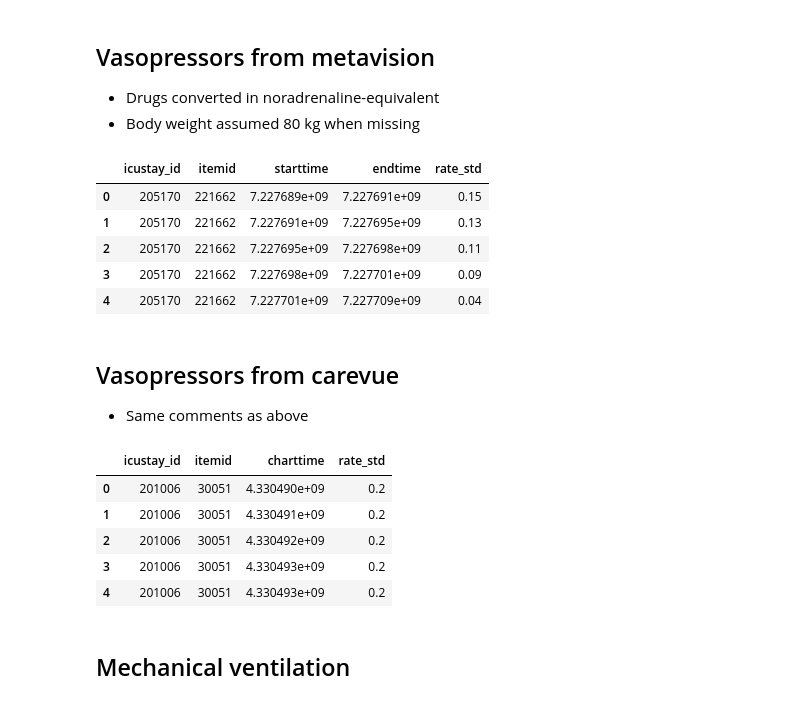
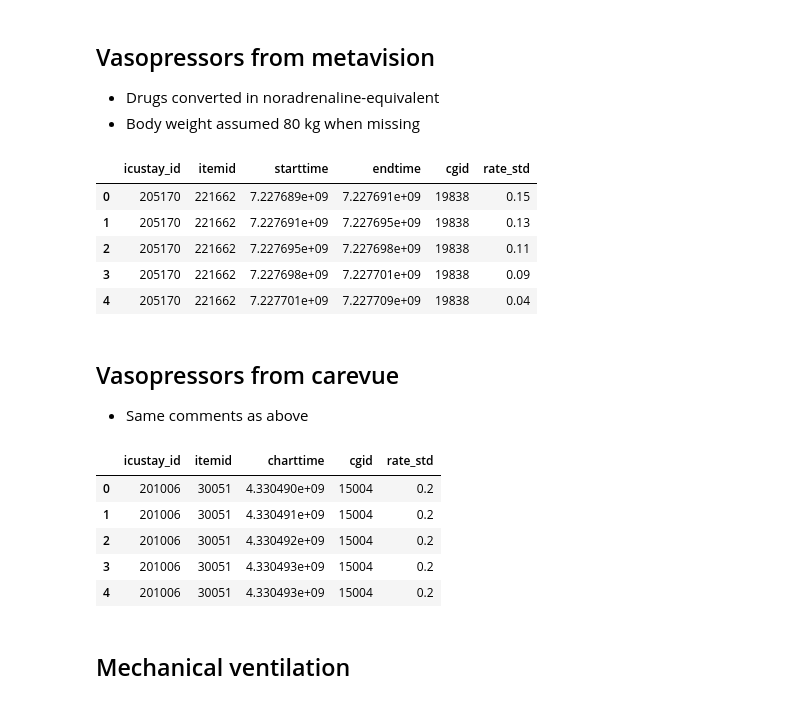
Before and after one commit to faaizT/AI_Clinician, a Jupyter notebook: AIClinician_Data_extract_MIMIC3_140219.ipynb, the cells around one changed output. Cells and saved outputs as stored; diff of their text form; code cells hidden in the pictures.

```diff
--- a/AIClinician_Data_extract_MIMIC3_140219.ipynb
+++ b/AIClinician_Data_extract_MIMIC3_140219.ipynb
@@ -29,7 +29,7 @@ import shelve
 conn = psycopg2.connect("dbname = mimic user= postgres password=postgres host=localhost")
 
 # Update the path for data extraction here
-exportdir='/Users/faaiz/exportdir/'
+exportdir='/Users/faaiz/exportdir-cg/'
 # %% [markdown]
 # EXTRACTION OF SUB-TABLES
 
@@ -352,40 +352,40 @@ d.head()
 - Body weight assumed 80 kg when missing
 # %%
 query = """
-select icustay_id, itemid, extract(epoch from starttime) as starttime, extract(epoch from endtime) as endtime, -- rate, -- ,rateuom,
+select icustay_id, itemid, extract(epoch from starttime) as starttime, extract(epoch from endtime) as endtime, cgid, -- rate, -- ,rateuom,
 case when itemid in (30120,221906,30047) and rateuom='mcg/kg/min' then round(cast(rate as numeric),3)  -- norad
 when itemid in (30120,221906,30047) and rateuom='mcg/min' then round(cast(rate/80 as numeric),3)  -- norad
 when itemid in (30119,221289) and rateuom='mcg/kg/min' then round(cast(rate as numeric),3) -- epi
 when itemid in (30119,221289) and rateuom='mcg/min' then round(cast(rate/80 as numeric),3) -- epi
 when itemid in (30051,222315) and rate > 0.2 then round(cast(rate*5/60  as numeric),3) -- vasopressin, in U/h
 when itemid in (30051,222315) and rateuom='units/min' then round(cast(rate*5 as numeric),3) -- vasopressin
 when itemid in (30051,222315) and rateuom='units/hour' then round(cast(rate*5/60 as numeric),3) -- vasopressin
 when itemid in (30128,221749,30127) and rateuom='mcg/kg/min' then round(cast(rate*0.45 as numeric),3) -- phenyl
 when itemid in (30128,221749,30127) and rateuom='mcg/min' then round(cast(rate*0.45 / 80 as numeric),3) -- phenyl
 when itemid in (221662,30043,30307) and rateuom='mcg/kg/min' then round(cast(rate*0.01 as numeric),3)  -- dopa
 when itemid in (221662,30043,30307) and rateuom='mcg/min' then round(cast(rate*0.01/80 as numeric),3) else null end as rate_std-- dopa
 from mimiciii.inputevents_mv
 where itemid in (30128,30120,30051,221749,221906,30119,30047,30127,221289,222315,221662,30043,30307) and rate is not null and statusdescription <> 'Rewritten'
 order by icustay_id, itemid, starttime
 
 """
 d = pd.read_sql_query(query,conn)
 d.to_csv(exportdir+'vaso_mv.csv',index=False,sep='|')
 d.head()
 # %% [output]
-|  | icustay_id | itemid | starttime | endtime | rate_std |
-| 0 | 205170 | 221662 | 7.227689e+09 | 7.227691e+09 | 0.15 |
-| 1 | 205170 | 221662 | 7.227691e+09 | 7.227695e+09 | 0.13 |
-| 2 | 205170 | 221662 | 7.227695e+09 | 7.227698e+09 | 0.11 |
-| 3 | 205170 | 221662 | 7.227698e+09 | 7.227701e+09 | 0.09 |
-| 4 | 205170 | 221662 | 7.227701e+09 | 7.227709e+09 | 0.04 |
+|  | icustay_id | itemid | starttime | endtime | cgid | rate_std |
+| 0 | 205170 | 221662 | 7.227689e+09 | 7.227691e+09 | 19838 | 0.15 |
+| 1 | 205170 | 221662 | 7.227691e+09 | 7.227695e+09 | 19838 | 0.13 |
+| 2 | 205170 | 221662 | 7.227695e+09 | 7.227698e+09 | 19838 | 0.11 |
+| 3 | 205170 | 221662 | 7.227698e+09 | 7.227701e+09 | 19838 | 0.09 |
+| 4 | 205170 | 221662 | 7.227701e+09 | 7.227709e+09 | 19838 | 0.04 |
 # %% [markdown]
 ## Vasopressors from carevue
 
 - Same comments as above
 # %%
 query = """
-select icustay_id,  itemid, extract(epoch from charttime) as charttime, -- rate, -- rateuom,
+select icustay_id,  itemid, extract(epoch from charttime) as charttime, cast(cgid as varchar), -- rate, -- rateuom,
 case when itemid in (30120,221906,30047) and rateuom='mcgkgmin' then round(cast(rate as numeric),3) -- norad
 when itemid in (30120,221906,30047) and rateuom='mcgmin' then round(cast(rate/80 as numeric),3)  -- norad
 when itemid in (30119,221289) and rateuom='mcgkgmin' then round(cast(rate as numeric),3) -- epi
@@ -407,12 +407,12 @@ d = pd.read_sql_query(query,conn)
 d.to_csv(exportdir+'vaso_cv.csv',index=False,sep='|')
 d.head()
 # %% [output]
-|  | icustay_id | itemid | charttime | rate_std |
-| 0 | 201006 | 30051 | 4.330490e+09 | 0.2 |
-| 1 | 201006 | 30051 | 4.330491e+09 | 0.2 |
-| 2 | 201006 | 30051 | 4.330492e+09 | 0.2 |
-| 3 | 201006 | 30051 | 4.330493e+09 | 0.2 |
-| 4 | 201006 | 30051 | 4.330493e+09 | 0.2 |
+|  | icustay_id | itemid | charttime | cgid | rate_std |
+| 0 | 201006 | 30051 | 4.330490e+09 | 15004 | 0.2 |
+| 1 | 201006 | 30051 | 4.330491e+09 | 15004 | 0.2 |
+| 2 | 201006 | 30051 | 4.330492e+09 | 15004 | 0.2 |
+| 3 | 201006 | 30051 | 4.330493e+09 | 15004 | 0.2 |
+| 4 | 201006 | 30051 | 4.330493e+09 | 15004 | 0.2 |
 # %% [markdown]
 ## Mechanical ventilation
 # %%
```
Also changed, not shown: parts of 2 cells of this notebook, 1 other file.
